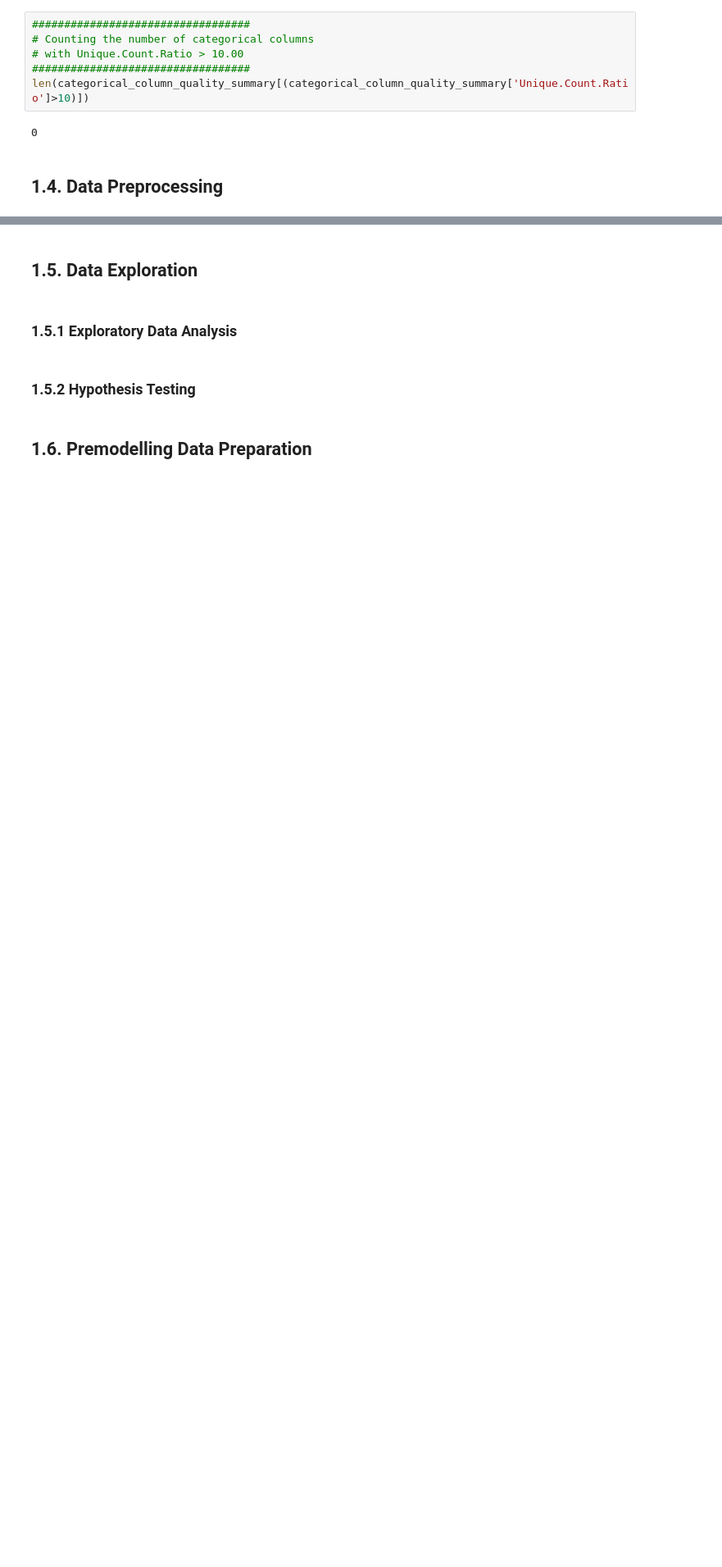
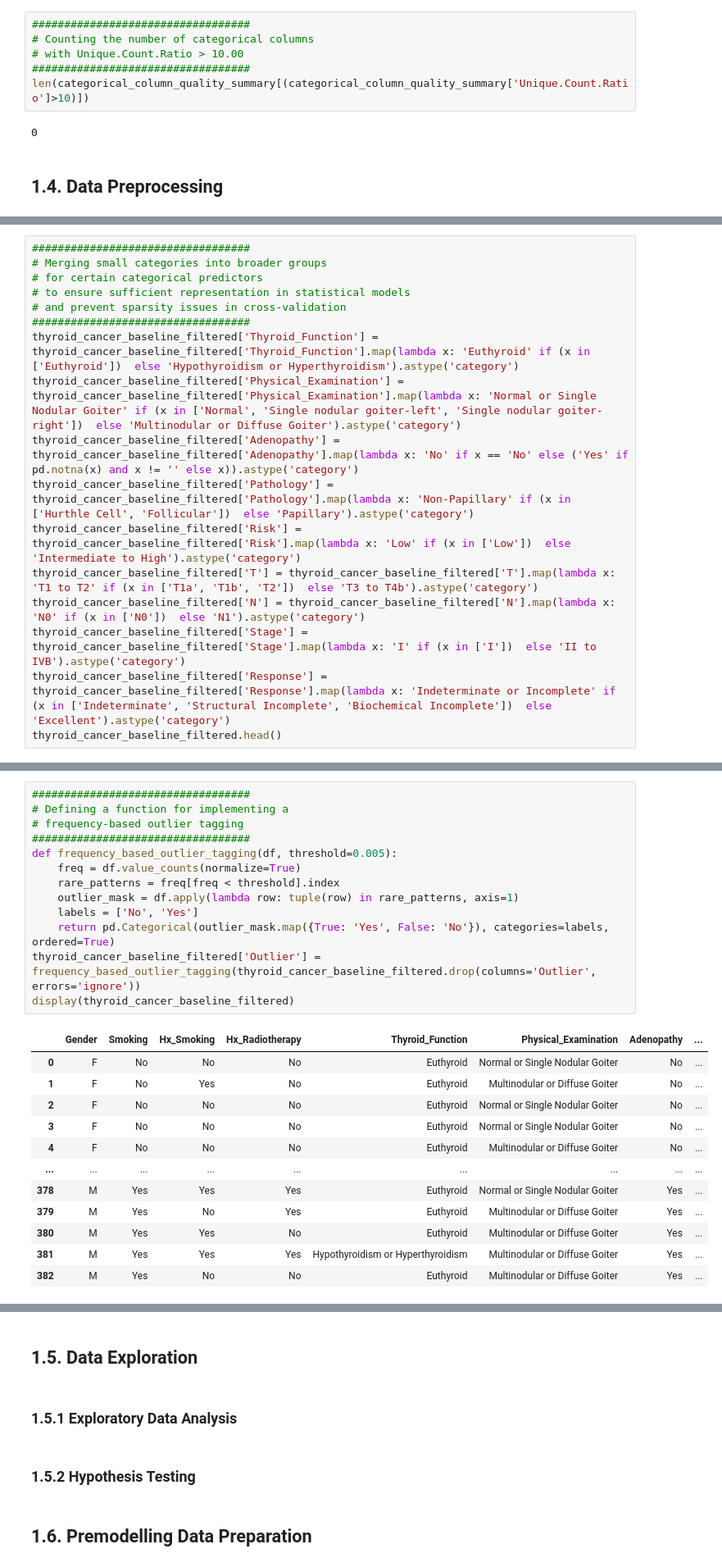
Before and after one commit to JohnPaulinePineda/Portfolio_Project_61, a Jupyter notebook: codes/DetectingAndEvaluatingAnomaliesInCategoricalDataUnderSupervisedAndUnsupervisedSettings.ipynb, the cells around one changed output, grey strips where cells are left out. Shown at 82% size. Saved outputs shown, nothing was run; the diff lists cells and outputs as text; blank space fills up the shorter version.

```diff
--- a/codes/DetectingAndEvaluatingAnomaliesInCategoricalDataUnderSupervisedAndUnsupervisedSettings.ipynb
+++ b/codes/DetectingAndEvaluatingAnomaliesInCategoricalDataUnderSupervisedAndUnsupervisedSettings.ipynb
@@ -853,0 +912,17 @@ len(categorical_column_quality_summary[(categorical_column_quality_summary['Uniq
+# %%
+##################################
+# Merging small categories into broader groups
+# for certain categorical predictors
+# to ensure sufficient representation in statistical models
+# and prevent sparsity issues in cross-validation
+##################################
+thyroid_cancer_baseline_filtered['Thyroid_Function'] = thyroid_cancer_baseline_filtered['Thyroid_Function'].map(lambda x: 'Euthyroid' if (x in ['Euthyroid'])  else 'Hypothyroidism or Hyperthyroidism').astype('category')
+thyroid_cancer_baseline_filtered['Physical_Examination'] = thyroid_cancer_baseline_filtered['Physical_Examination'].map(lambda x: 'Normal or Single Nodular Goiter' if (x in ['Normal', 'Single nodular goiter-left', 'Single nodular goiter-right'])  else 'Multinodular or Diffuse Goiter').astype('category')
+thyroid_cancer_baseline_filtered['Adenopathy'] = thyroid_cancer_baseline_filtered['Adenopathy'].map(lambda x: 'No' if x == 'No' else ('Yes' if pd.notna(x) and x != '' else x)).astype('category')
+thyroid_cancer_baseline_filtered['Pathology'] = thyroid_cancer_baseline_filtered['Pathology'].map(lambda x: 'Non-Papillary' if (x in ['Hurthle Cell', 'Follicular'])  else 'Papillary').astype('category')
+thyroid_cancer_baseline_filtered['Risk'] = thyroid_cancer_baseline_filtered['Risk'].map(lambda x: 'Low' if (x in ['Low'])  else 'Intermediate to High').astype('category')
+thyroid_cancer_baseline_filtered['T'] = thyroid_cancer_baseline_filtered['T'].map(lambda x: 'T1 to T2' if (x in ['T1a', 'T1b', 'T2'])  else 'T3 to T4b').astype('category')
+thyroid_cancer_baseline_filtered['N'] = thyroid_cancer_baseline_filtered['N'].map(lambda x: 'N0' if (x in ['N0'])  else 'N1').astype('category')
+thyroid_cancer_baseline_filtered['Stage'] = thyroid_cancer_baseline_filtered['Stage'].map(lambda x: 'I' if (x in ['I'])  else 'II to IVB').astype('category')
+thyroid_cancer_baseline_filtered['Response'] = thyroid_cancer_baseline_filtered['Response'].map(lambda x: 'Indeterminate or Incomplete' if (x in ['Indeterminate', 'Structural Incomplete', 'Biochemical Incomplete'])  else 'Excellent').astype('category')
+thyroid_cancer_baseline_filtered.head()
@@ -857,0 +938,26 @@ len(categorical_column_quality_summary[(categorical_column_quality_summary['Uniq
+# %%
+##################################
+# Defining a function for implementing a
+# frequency-based outlier tagging
+##################################
+def frequency_based_outlier_tagging(df, threshold=0.005):
+    freq = df.value_counts(normalize=True)
+    rare_patterns = freq[freq < threshold].index
+    outlier_mask = df.apply(lambda row: tuple(row) in rare_patterns, axis=1)
+    labels = ['No', 'Yes']
+    return pd.Categorical(outlier_mask.map({True: 'Yes', False: 'No'}), categories=labels, ordered=True)
+thyroid_cancer_baseline_filtered['Outlier'] = frequency_based_outlier_tagging(thyroid_cancer_baseline_filtered.drop(columns='Outlier', errors='ignore'))
+display(thyroid_cancer_baseline_filtered)
+# %% [output]
+|  | Gender | Smoking | Hx_Smoking | Hx_Radiotherapy | Thyroid_Function | Physical_Examination | Adenopathy | ... |
+| 0 | F | No | No | No | Euthyroid | Normal or Single Nodular Goiter | No | ... |
+| 1 | F | No | Yes | No | Euthyroid | Multinodular or Diffuse Goiter | No | ... |
+| 2 | F | No | No | No | Euthyroid | Normal or Single Nodular Goiter | No | ... |
+| 3 | F | No | No | No | Euthyroid | Normal or Single Nodular Goiter | No | ... |
+| 4 | F | No | No | No | Euthyroid | Multinodular or Diffuse Goiter | No | ... |
+| ... | ... | ... | ... | ... | ... | ... | ... | ... |
+| 378 | M | Yes | Yes | Yes | Euthyroid | Normal or Single Nodular Goiter | Yes | ... |
+| 379 | M | Yes | No | Yes | Euthyroid | Multinodular or Diffuse Goiter | Yes | ... |
+| 380 | M | Yes | Yes | No | Euthyroid | Multinodular or Diffuse Goiter | Yes | ... |
+| 381 | M | Yes | Yes | Yes | Hypothyroidism or Hyperthyroidism | Multinodular or Diffuse Goiter | Yes | ... |
+| 382 | M | Yes | No | No | Euthyroid | Multinodular or Diffuse Goiter | Yes | ... |
```
Also changed, not shown: parts of 14 cells of this notebook, 2 other files.
